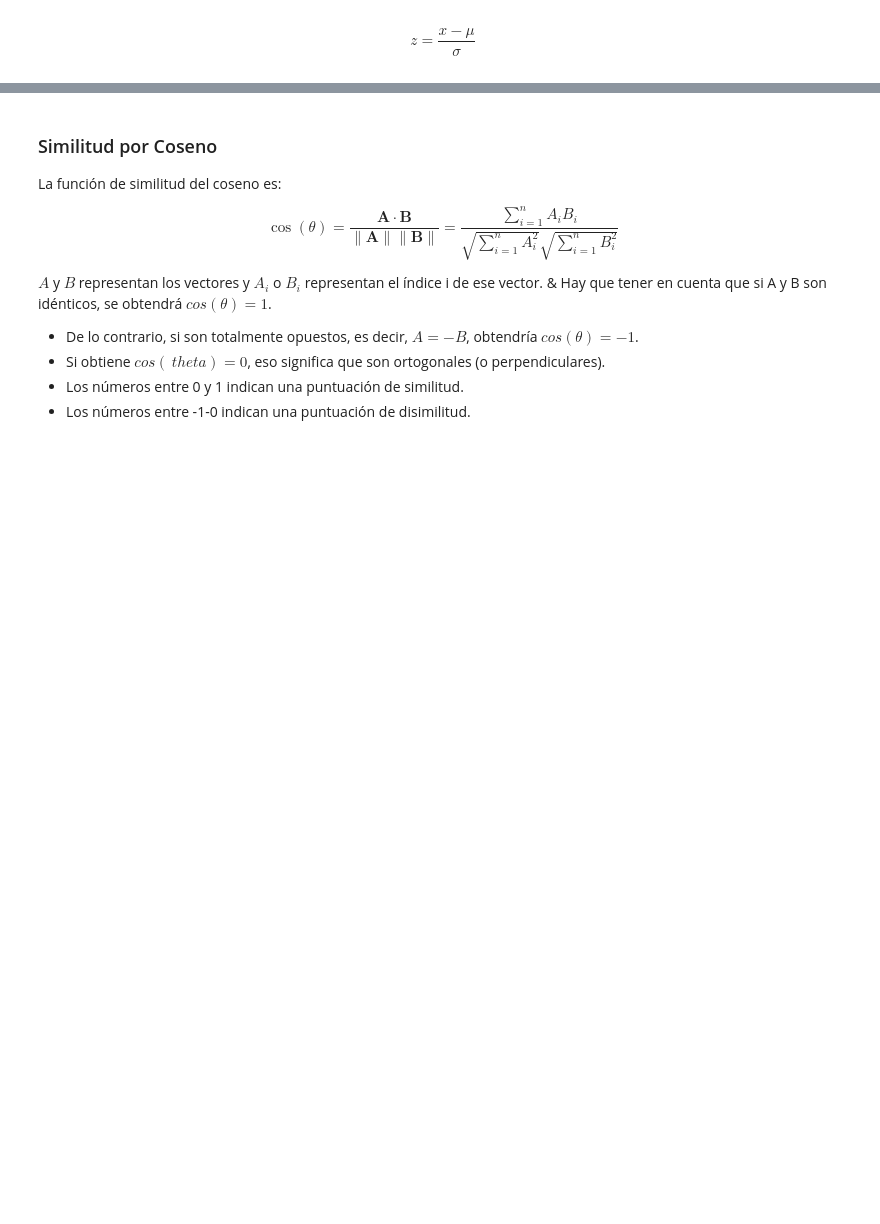
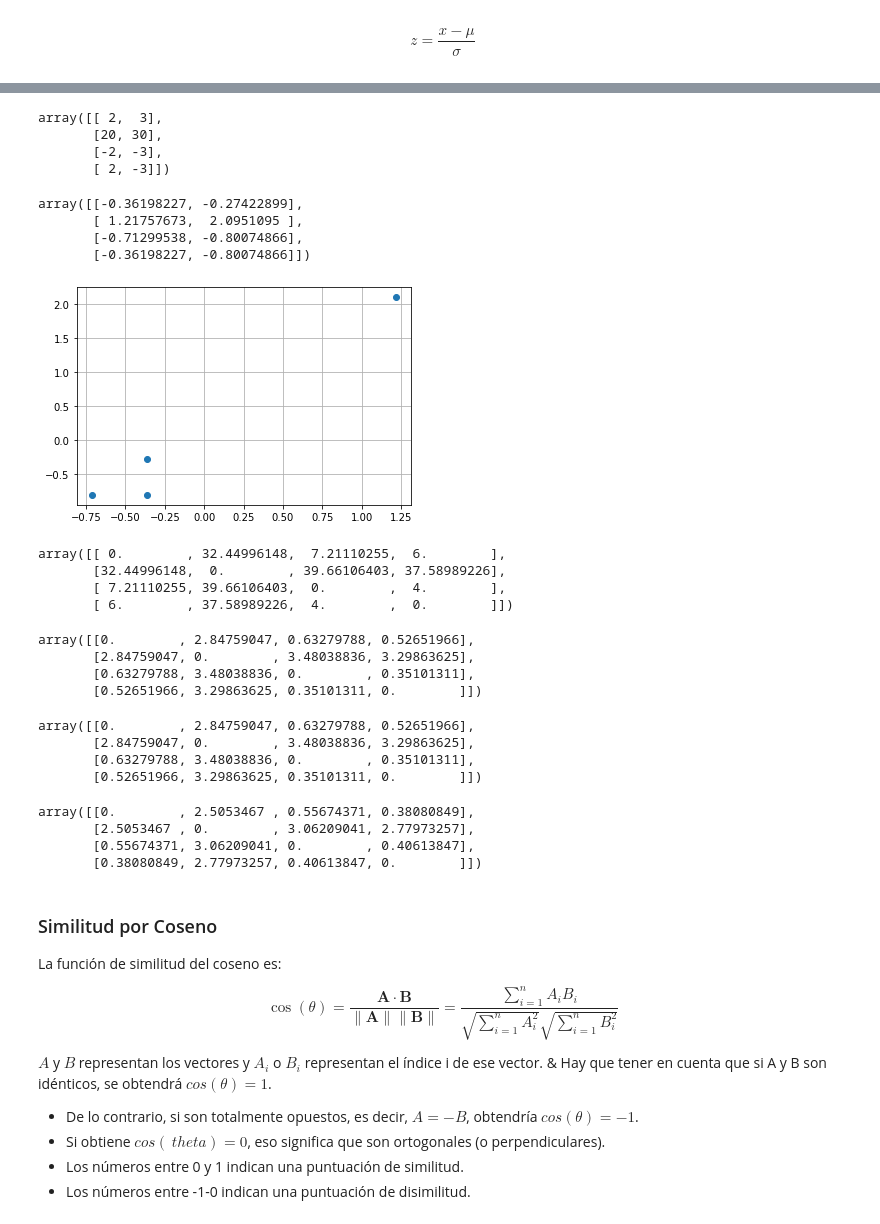
Before and after one commit to gdesirena/Aprendizaje_Automatico_Avanzado, a Jupyter notebook: Introducción/Notebooks_Clase/04.- Medidas de distancia y similitud..ipynb, the cells around one changed output, grey strips where cells are left out. Drawn from its saved outputs; the diff is of its cells as text; code cells hidden in the pictures; blank space fills up the shorter version.

```diff
--- a/Introducción/Notebooks_Clase/04.- Medidas de distancia y similitud..ipynb
+++ b/Introducción/Notebooks_Clase/04.- Medidas de distancia y similitud..ipynb
@@ -155,3 +611,53 @@ $$z= \frac{x-\mu}{\sigma}$$
+# %%
+x
+# %% [output]
+array([[ 2,  3],
+       [20, 30],
+       [-2, -3],
+       [ 2, -3]])
+# %%
+x_std = (x-x.mean())/x.std()
+x_std
+# %% [output]
+array([[-0.36198227, -0.27422899],
+       [ 1.21757673,  2.0951095 ],
+       [-0.71299538, -0.80074866],
+       [-0.36198227, -0.80074866]])
+# %%
+plt.figure()
+plt.scatter(x_std[:,0],x_std[:,1])
+plt.grid()
+plt.show()
+# %% [output]
+[figure, added]
+# %%
+pdistance(x,'euclidean')
+# %% [output]
+array([[ 0.        , 32.44996148,  7.21110255,  6.        ],
+       [32.44996148,  0.        , 39.66106403, 37.58989226],
+       [ 7.21110255, 39.66106403,  0.        ,  4.        ],
+       [ 6.        , 37.58989226,  4.        ,  0.        ]])
+# %%
+sc.squareform(sc.pdist(x_std,'euclidean'))
+# %% [output]
+array([[0.        , 2.84759047, 0.63279788, 0.52651966],
+       [2.84759047, 0.        , 3.48038836, 3.29863625],
+       [0.63279788, 3.48038836, 0.        , 0.35101311],
+       [0.52651966, 3.29863625, 0.35101311, 0.        ]])
+# %%
+pdistance(x_std,'euclidean')
+# %% [output]
+array([[0.        , 2.84759047, 0.63279788, 0.52651966],
+       [2.84759047, 0.        , 3.48038836, 3.29863625],
+       [0.63279788, 3.48038836, 0.        , 0.35101311],
+       [0.52651966, 3.29863625, 0.35101311, 0.        ]])
+# %%
+pdistance(x,'seuclidean')
+# %% [output]
+array([[0.        , 2.5053467 , 0.55674371, 0.38080849],
+       [2.5053467 , 0.        , 3.06209041, 2.77973257],
+       [0.55674371, 3.06209041, 0.        , 0.40613847],
+       [0.38080849, 2.77973257, 0.40613847, 0.        ]])
 # %% [markdown]
 ### Similitud por Coseno
 
```
Also changed, not shown: parts of 118 cells of this notebook, 1 other file.
